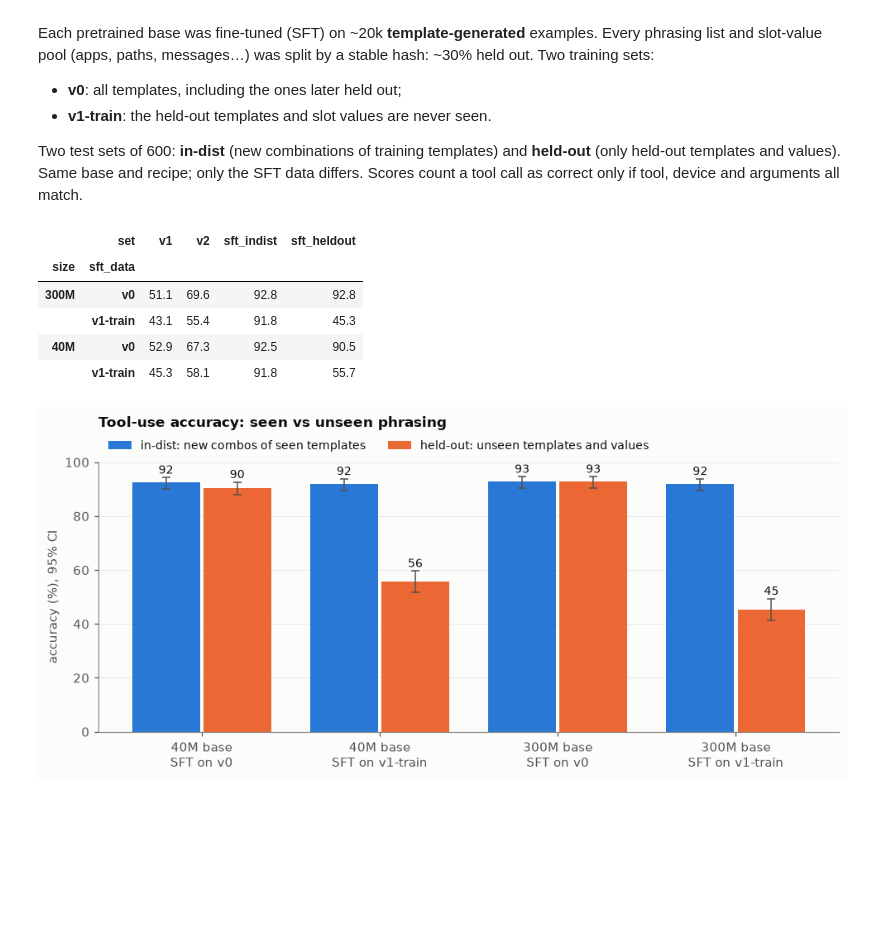
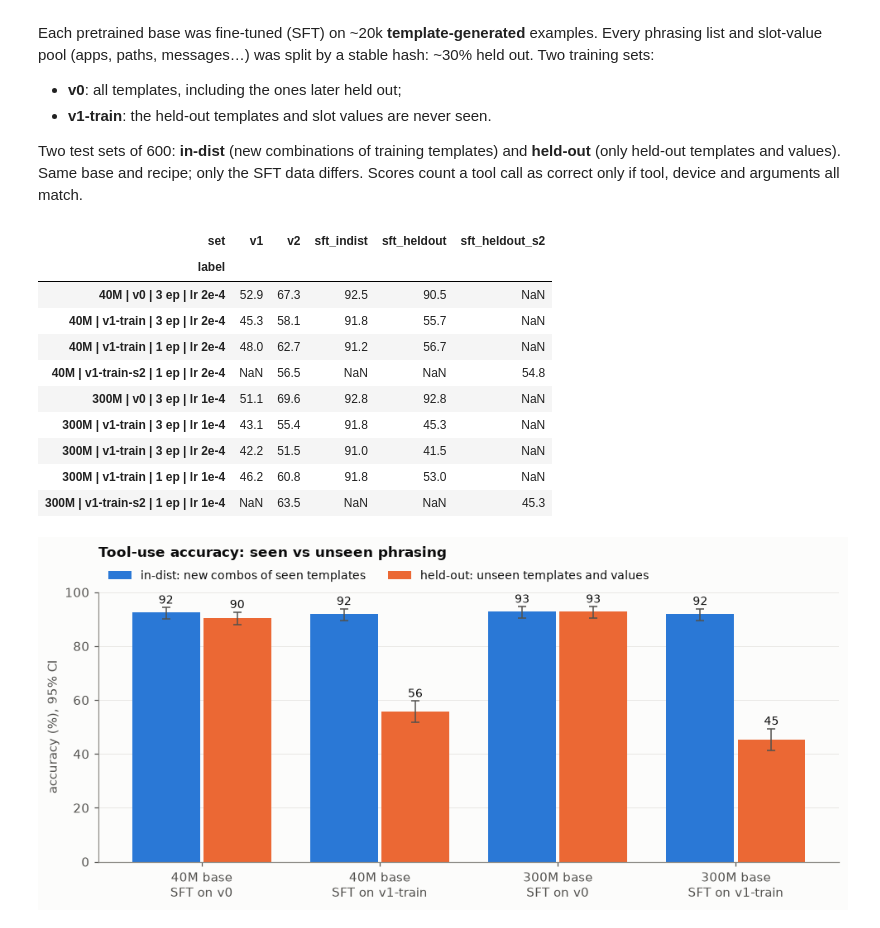
Before and after one commit to Dhruv-Sharma29/Ivy-1.5B, a Jupyter notebook: kaggle/ivy_experiments.ipynb, the cells around one changed output. Drawn from its saved outputs; the diff is of its cells as text; code cells hidden in the pictures; blank space fills up the shorter version.

```diff
--- a/kaggle/ivy_experiments.ipynb
+++ b/kaggle/ivy_experiments.ipynb
@@ -19,7 +19,7 @@ import matplotlib.pyplot as plt
 import pandas as pd
 
 # Dataset location: Kaggle input folder, or $IVY_DATA when run locally.
-cands = [os.environ.get("IVY_DATA", ""), "/kaggle/input/ivy-experiments"] + [str(Path(p).parent) for p in glob.glob("/kaggle/input/*/runs.csv")]
+cands = [os.environ.get("IVY_DATA", ""), "/kaggle/input/ivy-experiments"] + [str(Path(p).parent) for p in glob.glob("/kaggle/input/**/runs.csv", recursive=True)]
 DATA = next(Path(c) for c in cands if c and (Path(c) / "runs.csv").exists())
 runs = pd.read_csv(DATA / "runs.csv")
 print("data:", DATA)
@@ -210,23 +209,31 @@ Each pretrained base was fine-tuned (SFT) on ~20k **template-generated** example
 Two test sets of 600: **in-dist** (new combinations of training templates) and **held-out** (only held-out templates and values).
 Same base and recipe; only the SFT data differs. Scores count a tool call as correct only if tool, device and arguments all match.
 # %%
-SETS = ["v1", "v2", "sft_indist", "sft_heldout"]
-sft = runs[runs.kind == "sft"].run.tolist()
+SETS = ["v1", "v2", "sft_indist", "sft_heldout", "sft_heldout_s2"]
+meta = runs.set_index("run")
 rows = []
-for r in sft:
-    meta = runs.set_index("run").loc[r]
+for r in meta.index[meta.kind == "sft"]:
+    m = meta.loc[r]
+    label = f"{'40M' if m.params_M < 100 else '300M'} | {m.sft_data} | {int(m.epochs)} ep | lr {fmt_lr(m.peak_lr)}"
     for s in SETS:
-        sc = json.load(open(DATA / "runs" / r / f"score_{s}.json"))
-        rows.append({"run": r, "size": "40M" if meta.params_M < 100 else "300M", "sft_data": meta.sft_data, "set": s,
-                     "acc": sc["accuracy"], "lo": sc["accuracy_95ci"][0], "hi": sc["accuracy_95ci"][1],
-                     "unsafe": sc["unsafe_executable_mismatch"], "n": sc["n"]})
+        path = DATA / "runs" / r / f"score_{s}.json"
+        if not path.exists():          # each run is scored on the sets that match its training split
+            continue
+        sc = json.load(open(path))
+        rows.append({"run": r, "label": label, "set": s, "acc": sc["accuracy"], "lo": sc["accuracy_95ci"][0],
+                     "hi": sc["accuracy_95ci"][1], "unsafe": sc["unsafe_executable_mismatch"], "n": sc["n"]})
 res = pd.DataFrame(rows)
-(res.pivot_table(index=["size", "sft_data"], columns="set", values="acc").reindex(columns=SETS) * 100).round(1)
+(res.pivot_table(index="label", columns="set", values="acc", sort=False).reindex(columns=SETS) * 100).round(1)
 # %% [output]
-|  | set | v1 | v2 | sft_indist | sft_heldout |
-| size | sft_data |  |  |  |  |
-| 300M | v0 | 51.1 | 69.6 | 92.8 | 92.8 |
-|  | v1-train | 43.1 | 55.4 | 91.8 | 45.3 |
-| 40M | v0 | 52.9 | 67.3 | 92.5 | 90.5 |
-|  | v1-train | 45.3 | 58.1 | 91.8 | 55.7 |
+| set | v1 | v2 | sft_indist | sft_heldout | sft_heldout_s2 |
+| label |  |  |  |  |  |
+| 40M | v0 | 3 ep | lr 2e-4 | 52.9 | 67.3 | 92.5 | 90.5 | NaN |
+| 40M | v1-train | 3 ep | lr 2e-4 | 45.3 | 58.1 | 91.8 | 55.7 | NaN |
+| 40M | v1-train | 1 ep | lr 2e-4 | 48.0 | 62.7 | 91.2 | 56.7 | NaN |
+| 40M | v1-train-s2 | 1 ep | lr 2e-4 | NaN | 56.5 | NaN | NaN | 54.8 |
+| 300M | v0 | 3 ep | lr 1e-4 | 51.1 | 69.6 | 92.8 | 92.8 | NaN |
+| 300M | v1-train | 3 ep | lr 1e-4 | 43.1 | 55.4 | 91.8 | 45.3 | NaN |
+| 300M | v1-train | 3 ep | lr 2e-4 | 42.2 | 51.5 | 91.0 | 41.5 | NaN |
+| 300M | v1-train | 1 ep | lr 1e-4 | 46.2 | 60.8 | 91.8 | 53.0 | NaN |
+| 300M | v1-train-s2 | 1 ep | lr 1e-4 | NaN | 63.5 | NaN | NaN | 45.3 |
 # %%
```
Also changed, not shown: parts of 9 cells of this notebook, 3 other files.
